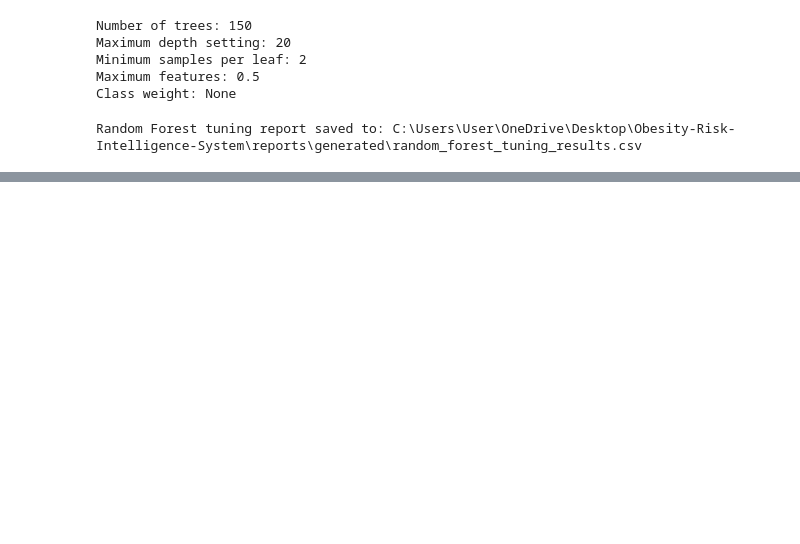
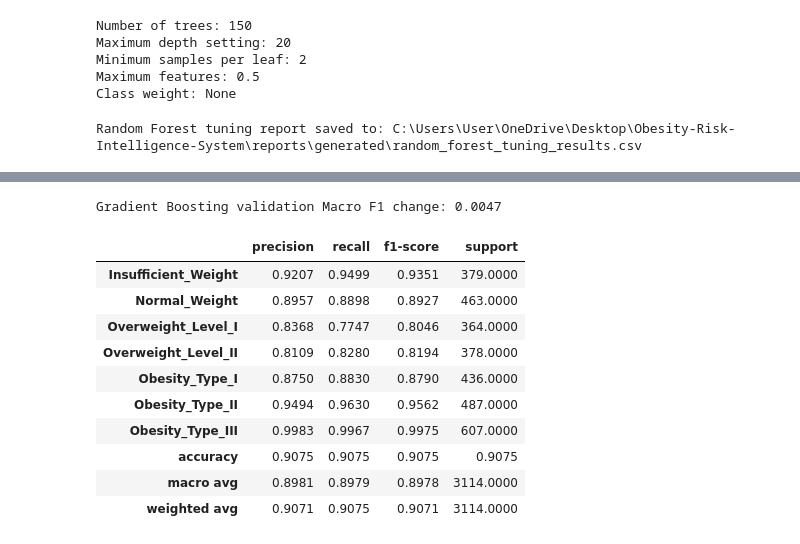
Before and after one commit to SMCodeX7/Obesity-Risk-Intelligence-System, a Jupyter notebook: notebooks/05_model_tuning.ipynb, the cells around one changed output, grey strips where cells are left out. Cells and saved outputs as stored; diff of their text form; code cells hidden in the pictures; blank space fills up the shorter version.

```diff
--- a/notebooks/05_model_tuning.ipynb
+++ b/notebooks/05_model_tuning.ipynb
@@ -1477,0 +1708,6 @@ assert len(y_test) == 3114
+# %%
+tuned_gradient_boosting_pipeline = (
+    gradient_boosting_search.best_estimator_
+)
+
+tuned_gradient_boosting_pipeline
@@ -1477,0 +1836,6 @@ assert len(y_test) == 3114
+# %%
+tuned_gradient_boosting_validation_predictions = (
+    tuned_gradient_boosting_pipeline.predict(
+        X_validation
+    )
+)
@@ -1477,0 +1937,49 @@ assert len(y_test) == 3114
+# %%
+gradient_boosting_validation_macro_f1_change = (
+    tuned_gradient_boosting_validation_result[
+        "Macro F1"
+    ]
+    - gradient_boosting_baseline_macro_f1
+)
+
+print(
+    "Gradient Boosting validation Macro F1 change:",
+    round(
+        gradient_boosting_validation_macro_f1_change,
+        4,
+    ),
+)
+# %% [output]
+Gradient Boosting validation Macro F1 change: 0.0047
+# %%
+tuned_gradient_boosting_report = (
+    classification_report(
+        y_validation,
+        tuned_gradient_boosting_validation_predictions,
+        labels=CLASS_ORDER,
+        output_dict=True,
+        zero_division=0,
+    )
+)
+
+tuned_gradient_boosting_report_df = (
+    pd.DataFrame(
+        tuned_gradient_boosting_report
+    )
+    .transpose()
+    .round(4)
+)
+
+tuned_gradient_boosting_report_df
+# %% [output]
+|  | precision | recall | f1-score | support |
+| Insufficient_Weight | 0.9207 | 0.9499 | 0.9351 | 379.0000 |
+| Normal_Weight | 0.8957 | 0.8898 | 0.8927 | 463.0000 |
+| Overweight_Level_I | 0.8368 | 0.7747 | 0.8046 | 364.0000 |
+| Overweight_Level_II | 0.8109 | 0.8280 | 0.8194 | 378.0000 |
+| Obesity_Type_I | 0.8750 | 0.8830 | 0.8790 | 436.0000 |
+| Obesity_Type_II | 0.9494 | 0.9630 | 0.9562 | 487.0000 |
+| Obesity_Type_III | 0.9983 | 0.9967 | 0.9975 | 607.0000 |
+| accuracy | 0.9075 | 0.9075 | 0.9075 | 0.9075 |
+| macro avg | 0.8981 | 0.8979 | 0.8978 | 3114.0000 |
+| weighted avg | 0.9071 | 0.9075 | 0.9071 | 3114.0000 |
```
Also changed, not shown: parts of 21 cells of this notebook, 1 other file.
